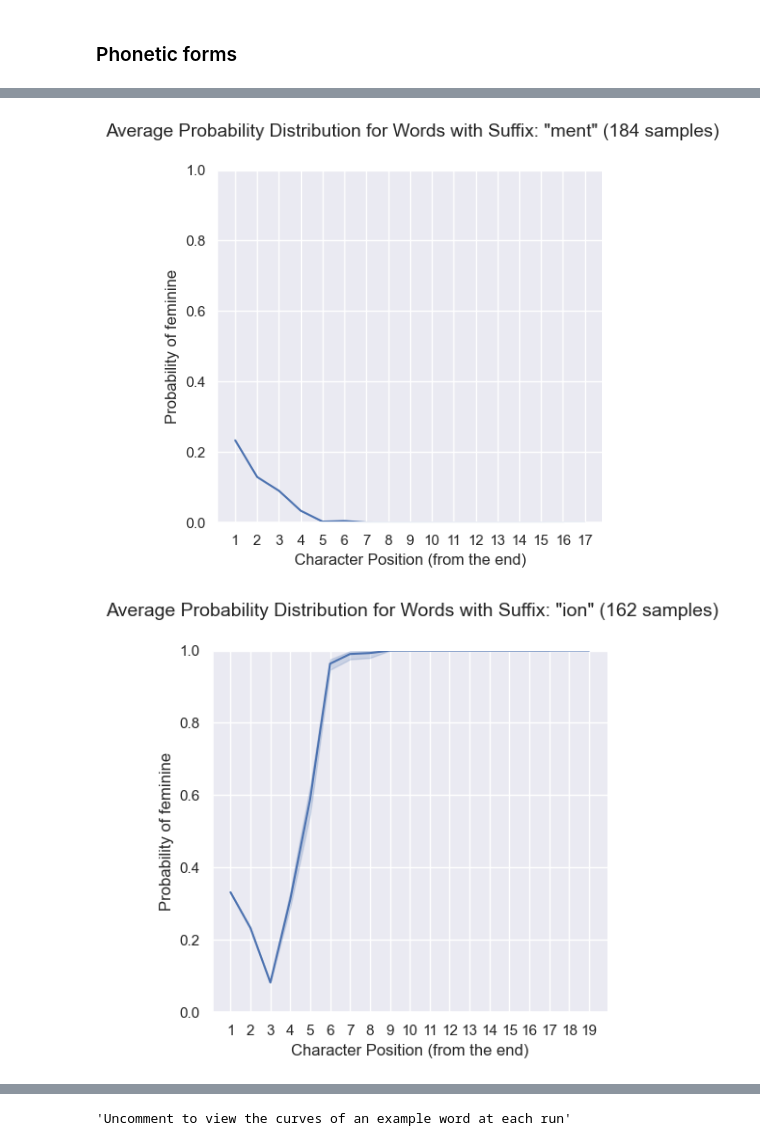
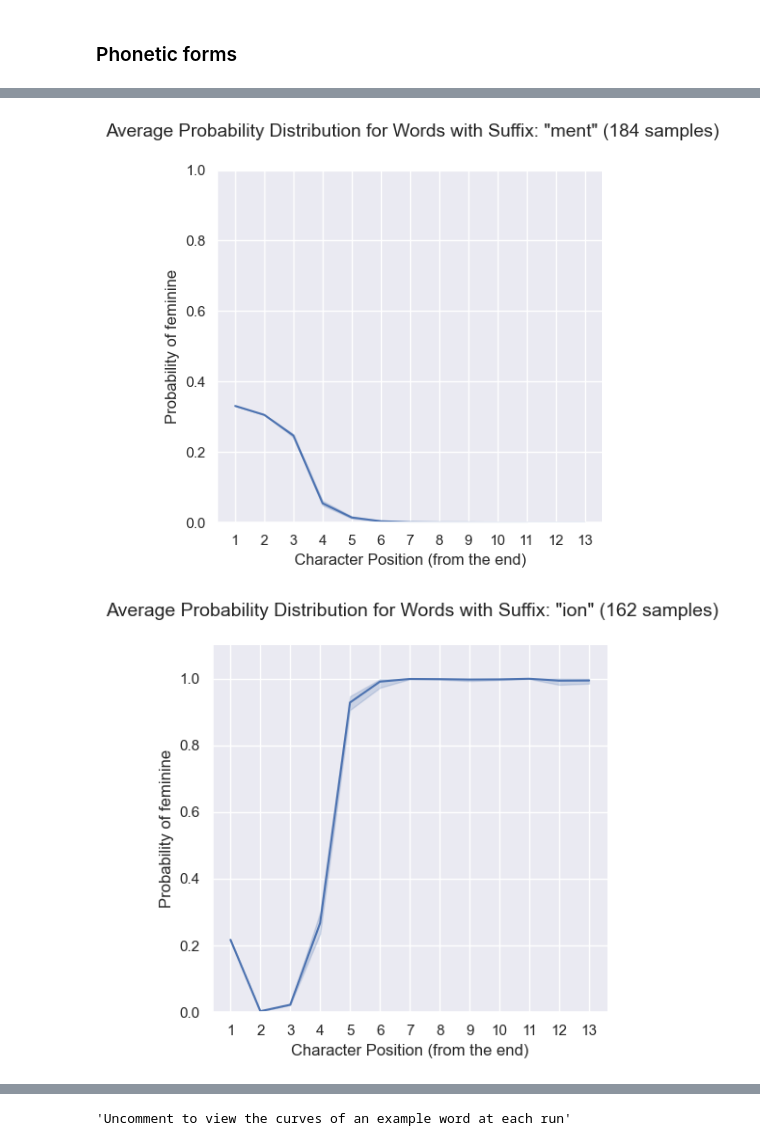
Before and after one commit to NazaninShafiabadi/gender_prediction, a Jupyter notebook: src/analysis.ipynb, the cells around one changed output, grey strips where cells are left out. Cells and saved outputs as stored; diff of their text form; code cells hidden in the pictures.

```diff
--- a/src/analysis.ipynb
+++ b/src/analysis.ipynb
@@ -211,12 +211,12 @@ phon_preds[phon_preds['Alt Form'].isin(['passage', 'lignage', 'bâtiment', 'vire
 # print('-' * 100 + '\n')
 # view_curve(['gʁadasj2'], phon_preds, binary=True, gender='f', scale=True)
 
-age_avg = SuffixAverage(orth_preds, 'age')
+age_avg = SuffixAverage(phon_preds, 'age')
 age_avg.plot(gender='f', scale=True)
 
-ment_avg = SuffixAverage(orth_preds, 'ment')
+ment_avg = SuffixAverage(phon_preds, 'ment')
 ment_avg.plot(gender='f', scale=True)
 
-ion_avg = SuffixAverage(orth_preds, 'ion')
-ion_avg.plot(gender='f', scale=True)
+ion_avg = SuffixAverage(phon_preds, 'ion')
+ion_avg.plot(gender='f', scale=[0, 1.1], min_dp=3)
 # %% [output]
@@ -224,5 +224,5 @@ ion_avg.plot(gender='f', scale=True)
-[figure, old version]
+[figure, new version]
-[figure, old version]
+[figure, new version]
 # %%
 phon_preds_x10 = pd.read_csv('../results/echantinom_phon_preds_x10_new.csv')
 # phon_preds_x10 = (phon_preds_x10.join(echantinom.set_index('sg')[['suffix']], on='Form')
```
Also changed, not shown: parts of 10 cells of this notebook, 4 other files.
